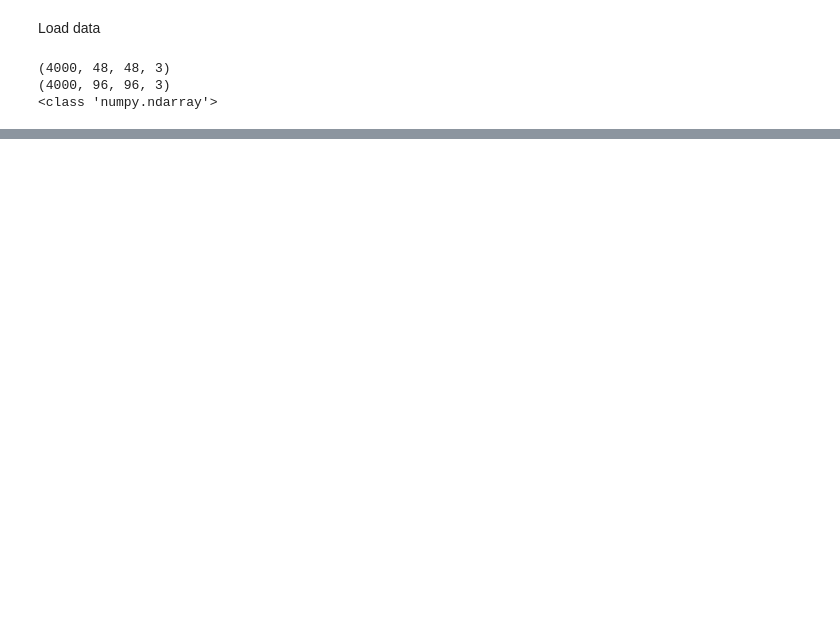
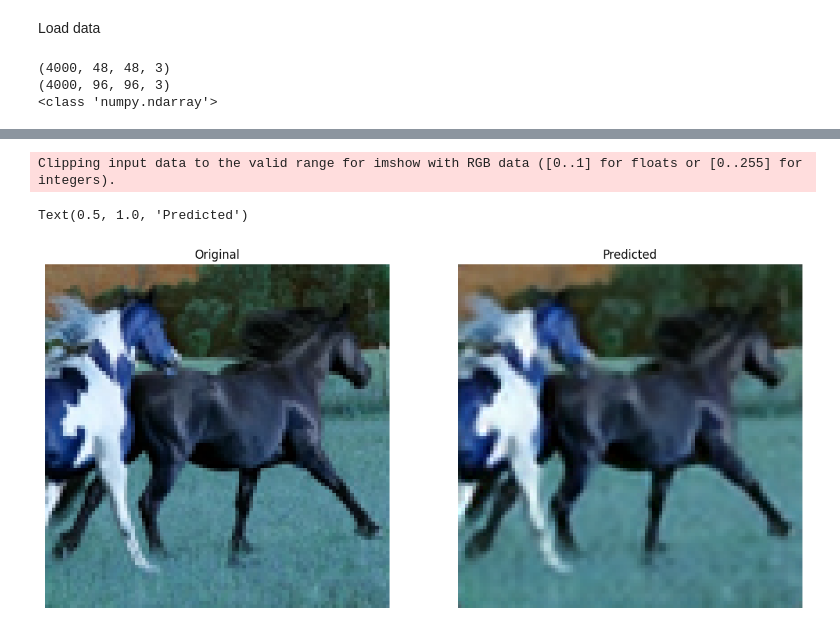
Before and after one commit to Rol3ert99/super-resolution, a Jupyter notebook: run.ipynb, the cells around one changed output, grey strips where cells are left out. Cells and saved outputs as stored; diff of their text form; code cells hidden in the pictures; blank space fills up the shorter version.

```diff
--- a/run.ipynb
+++ b/run.ipynb
@@ -70,0 +202,16 @@ Epoch 1/100
+# %%
+plt.figure(figsize=(14,14))
+plt.subplot(1, 2, 1)
+plt.imshow(Y_test[0] / 255.0)
+plt.axis('off')
+plt.title('Original')
+
+plt.subplot(1, 2, 2)
+predicted_image = np.reshape(predicted_image, (96, 96, 3))
+plt.imshow(predicted_image / 255.0)
+plt.axis('off')
+plt.title('Predicted')
+# %% [output]
+Clipping input data to the valid range for imshow with RGB data ([0..1] for floats or [0..255] for integers).
+Text(0.5, 1.0, 'Predicted')
+[figure, added]
```
Also changed, not shown: parts of 14 cells of this notebook, 1 other file.
